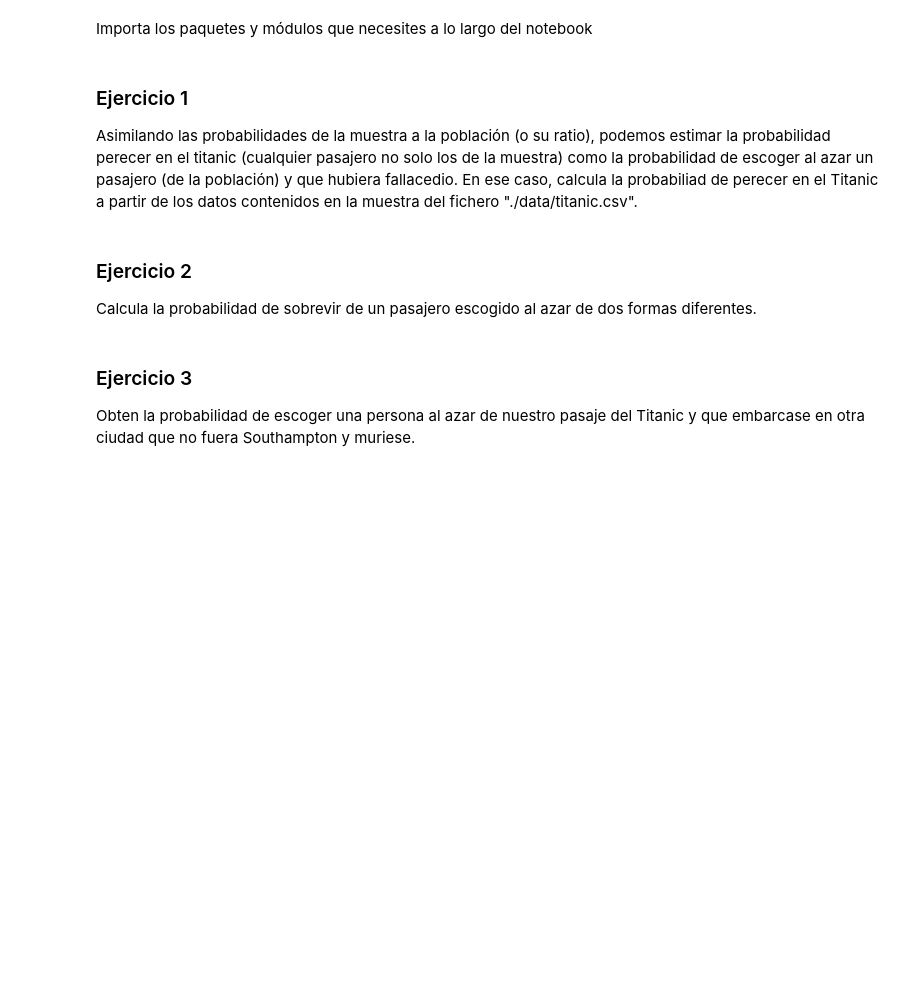
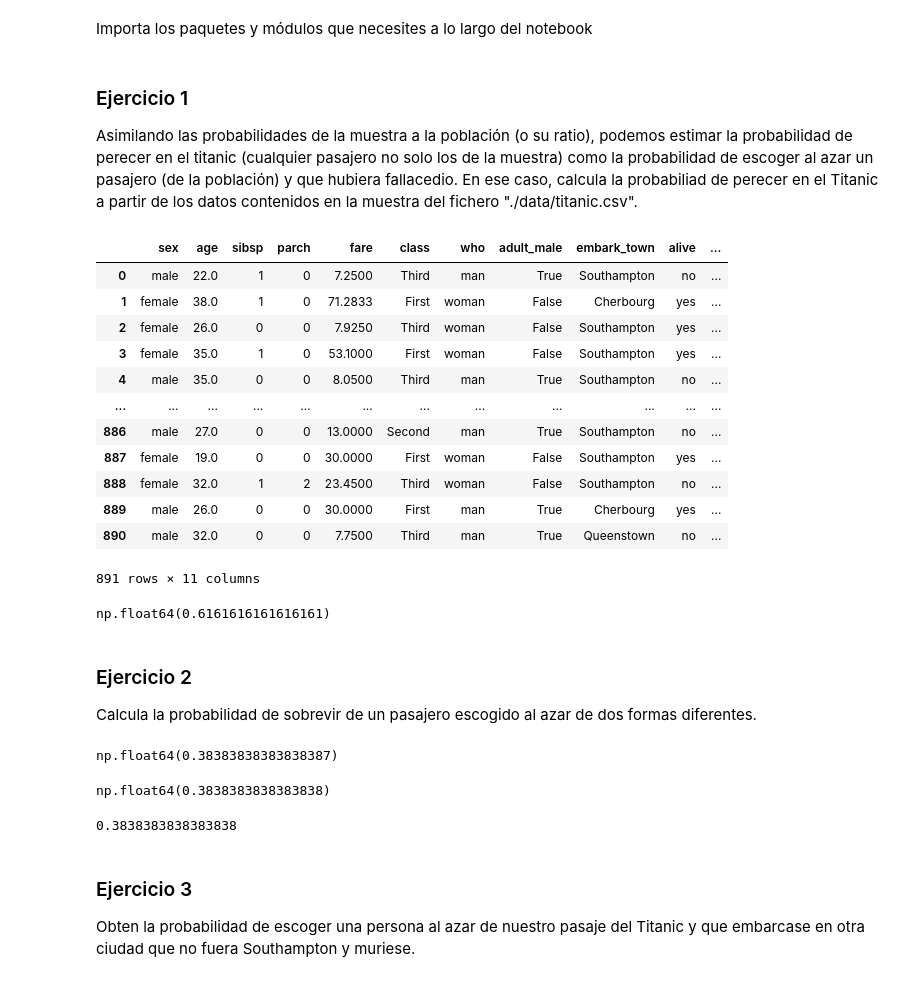
Before and after one commit to elecomexp/ONLINE_DS_THEBRIDGE_2024, a Jupyter notebook: 05_Machine_Learning/S11_Intro_ML/U01_Estadistica_Inferencial/Ejercicios_Workout/14_Ejercicios_Probabilidad.ipynb, the cells around one changed output. Cells and saved outputs as stored; diff of their text form; code cells hidden in the pictures; blank space fills up the shorter version.

```diff
--- a/05_Machine_Learning/S11_Intro_ML/U01_Estadistica_Inferencial/Ejercicios_Workout/14_Ejercicios_Probabilidad.ipynb
+++ b/05_Machine_Learning/S11_Intro_ML/U01_Estadistica_Inferencial/Ejercicios_Workout/14_Ejercicios_Probabilidad.ipynb
@@ -20,11 +16,58 @@ from statsmodels.stats.proportion import proportions_ztest
 # %% [markdown]
 ### Ejercicio 1
 
-Asimilando las probabilidades de la muestra a la población (o su ratio), podemos estimar la probabilidad perecer en el titanic (cualquier pasajero no solo los de la muestra) como la probabilidad de escoger al azar un pasajero (de la población) y que hubiera fallacedio. En ese caso, calcula la probabiliad de perecer en el Titanic a partir de los datos contenidos en la muestra del fichero "./data/titanic.csv".
+Asimilando las probabilidades de la muestra a la población (o su ratio), podemos estimar la probabilidad de perecer en el titanic (cualquier pasajero no solo los de la muestra) como la probabilidad de escoger al azar un pasajero (de la población) y que hubiera fallacedio. En ese caso, calcula la probabiliad de perecer en el Titanic a partir de los datos contenidos en la muestra del fichero "./data/titanic.csv".
+# %%
+df_titanic = pd.read_csv('./data/titanic.csv')
+df_titanic
+# %% [output]
+|  | sex | age | sibsp | parch | fare | class | who | adult_male | embark_town | alive | ... |
+| 0 | male | 22.0 | 1 | 0 | 7.2500 | Third | man | True | Southampton | no | ... |
+| 1 | female | 38.0 | 1 | 0 | 71.2833 | First | woman | False | Cherbourg | yes | ... |
+| 2 | female | 26.0 | 0 | 0 | 7.9250 | Third | woman | False | Southampton | yes | ... |
+| 3 | female | 35.0 | 1 | 0 | 53.1000 | First | woman | False | Southampton | yes | ... |
+| 4 | male | 35.0 | 0 | 0 | 8.0500 | Third | man | True | Southampton | no | ... |
+| ... | ... | ... | ... | ... | ... | ... | ... | ... | ... | ... | ... |
+| 886 | male | 27.0 | 0 | 0 | 13.0000 | Second | man | True | Southampton | no | ... |
+| 887 | female | 19.0 | 0 | 0 | 30.0000 | First | woman | False | Southampton | yes | ... |
+| 888 | female | 32.0 | 1 | 2 | 23.4500 | Third | woman | False | Southampton | no | ... |
+| 889 | male | 26.0 | 0 | 0 | 30.0000 | First | man | True | Cherbourg | yes | ... |
+| 890 | male | 32.0 | 0 | 0 | 7.7500 | Third | man | True | Queenstown | no | ... |
+891 rows × 11 columns
+# %%
+# p(perecer)
+p_perecer = df_titanic['alive'].value_counts()['no'] / df_titanic.shape[0]
+p_perecer
+# %% [output]
+np.float64(0.6161616161616161)
 # %% [markdown]
 ### Ejercicio 2
 
 Calcula la probabilidad de sobrevir de un pasajero escogido al azar de dos formas diferentes.
+# %%
+# Método 1
+p_sobrevivir = 1 - p_perecer
+p_sobrevivir
+# %% [output]
+np.float64(0.38383838383838387)
+# %%
+# Método 2
+
+# p(sobrevivir) = vivos / total
+p_sobrevivir = df_titanic['alive'].value_counts()['yes'] / df_titanic.shape[0]
+p_sobrevivir
+# %% [output]
+np.float64(0.3838383838383838)
+# %%
+# Método 3
+
+# p(sobrevivir) = vivos / total
+favorables = len(df_titanic.loc[df_titanic['alive'] == 'yes'])
+totales = df_titanic.shape[0]
+p_sobrevivir = favorables / totales
+p_sobrevivir
+# %% [output]
+0.3838383838383838
 # %% [markdown]
 ### Ejercicio 3
 
```
Also changed, not shown: parts of 13 cells of this notebook.
